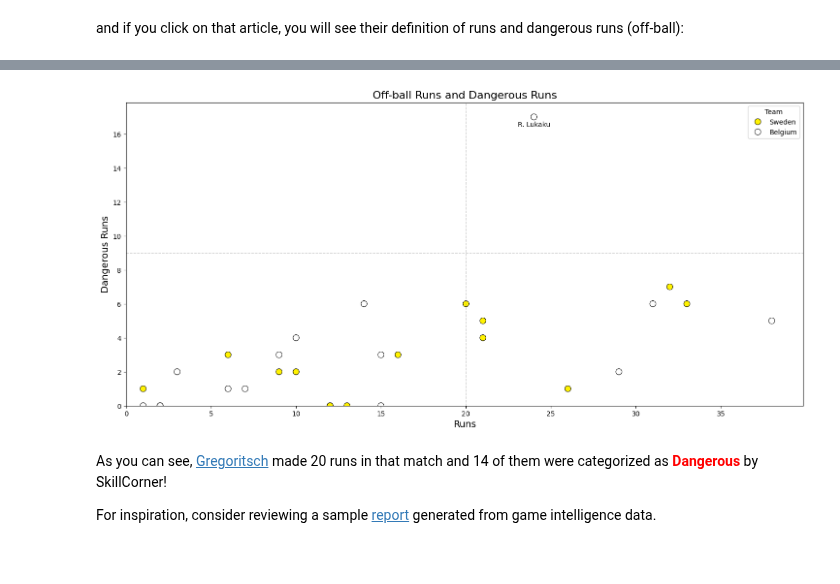
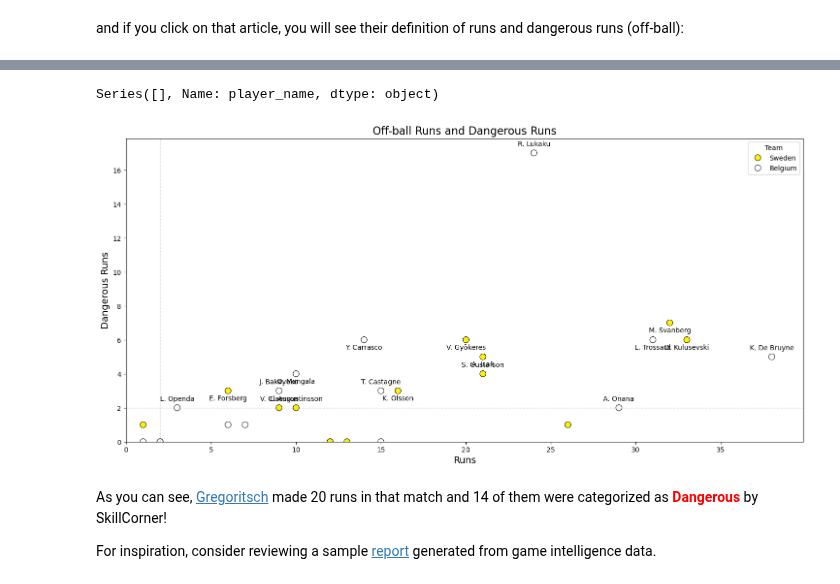
Before and after one commit to ngroggy/SoccerAnalytics, a Jupyter notebook: notebooks/skillcorner.ipynb, the cells around one changed output, grey strips where cells are left out. Saved outputs shown, nothing was run; the diff lists cells and outputs as text; code cells hidden in the pictures.

```diff
--- a/notebooks/skillcorner.ipynb
+++ b/notebooks/skillcorner.ipynb
@@ -631,3 +679,7 @@ and if you click on that article, you will see their definition of runs and dang
+# %%
+print(off_ball_runs_df[off_ball_runs_df['count_dangerous_runs_targeted_per_match'] >= 1]['player_name'])
+# %% [output]
+Series([], Name: player_name, dtype: object)
 # %%
 import seaborn as sns
 import pandas as pd
@@ -639,38 +691,38 @@ custom_palette = {metadata_df["home_team"].iloc[0]: metadata_df["home_team_jerse
 sns.scatterplot(data=off_ball_runs_df, x='count_runs_per_match', y='count_dangerous_runs_per_match', hue="Team", palette=custom_palette, s=80, edgecolor='black')
 
 # Annotating specific players
-count_runs_per_match_threshold = 20
-count_dangerous_runs_per_match_threshold = 9
+count_runs_per_match_threshold = 2
+count_dangerous_runs_per_match_threshold = 2
 players_to_annotate = off_ball_runs_df[(off_ball_runs_df.count_runs_per_match>=count_runs_per_match_threshold)&(off_ball_runs_df.count_dangerous_runs_per_match>=count_dangerous_runs_per_match_threshold)]["short_name"].unique()
 
 sign = 1
 for player in players_to_annotate:
     sign*=-1
     x = off_ball_runs_df[off_ball_runs_df['short_name'] == player]['count_runs_per_match'].values[0]
     y = off_ball_runs_df[off_ball_runs_df['short_name'] == player]['count_dangerous_runs_per_match'].values[0]
     xytext = (0,10) if sign > 0 else (0,-14)
     plt.annotate(player, (x, y), textcoords="offset points", xytext=xytext, ha='center', fontsize=10)
 
 # Adding vertical and horizontal lines
 plt.axvline(x=count_runs_per_match_threshold, color='grey', linestyle='--', linewidth=1, alpha=0.3)
 plt.axhline(y=count_dangerous_runs_per_match_threshold, color='grey', linestyle='--', linewidth=1, alpha=0.3)
 
 # Adding titles and labels
 plt.title('Off-ball Runs and Dangerous Runs', fontsize=16)
 plt.xlabel('Runs', fontsize=14)
 plt.ylabel('Dangerous Runs', fontsize=14)
 
 plt.gca().set_aspect('equal')
 
 # Setting x-axis and y-axis limits to start from 0
 plt.gca().set_xlim(left=0)
 plt.gca().set_ylim(bottom=0)
 
 # Display plot
 plt.grid(False)
 plt.show()
 # %% [output]
-[figure, old version]
+[figure, new version]
 # %% [markdown]
 As you can see, [Gregoritsch](https://www.transfermarkt.ch/michael-gregoritsch/profil/spieler/120205) made 20 runs in that match and 14 of them were categorized as <b><span style="color:red">Dangerous</span></b> by SkillCorner!
 
```
Also changed, not shown: parts of 4 cells of this notebook, 5 other files.
